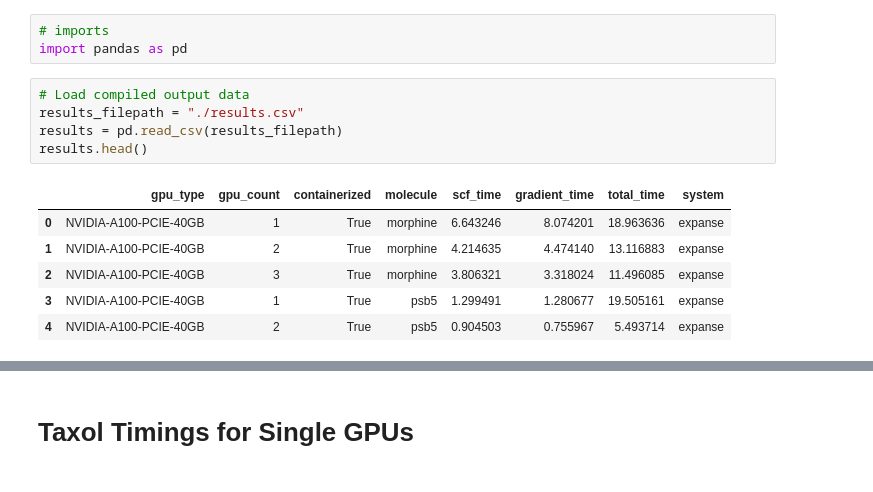
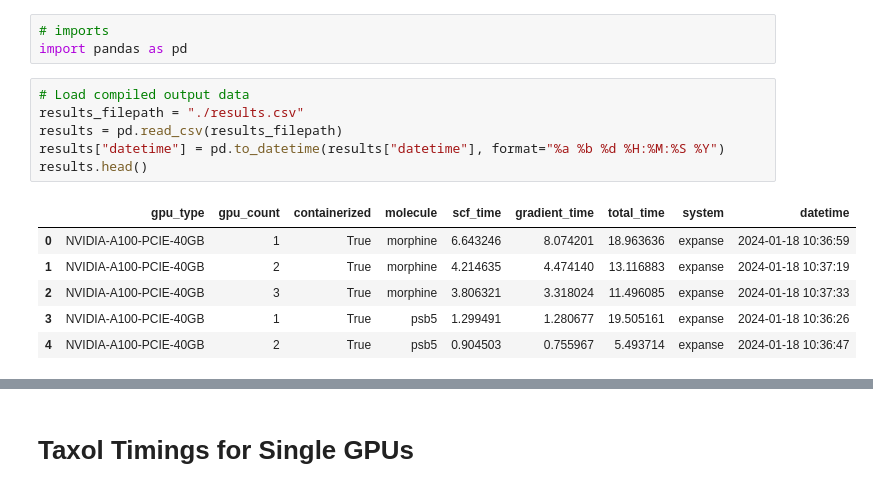
Before and after one commit to kkrick-sdsu/quick-benchmarks, a Jupyter notebook: results/analysis.ipynb, the cells around one changed output, grey strips where cells are left out. Drawn from its saved outputs; the diff is of its cells as text.

Commit message:
Updated results pipeline to include datetime

```diff
--- a/results/analysis.ipynb
+++ b/results/analysis.ipynb
@@ -7,12 +7,13 @@ import pandas as pd
 # %%
 # Load compiled output data
 results_filepath = "./results.csv"
 results = pd.read_csv(results_filepath)
+results["datetime"] = pd.to_datetime(results["datetime"], format="%a %b %d %H:%M:%S %Y")
 results.head()
 # %% [output]
-|  | gpu_type | gpu_count | containerized | molecule | scf_time | gradient_time | total_time | system |
-| 0 | NVIDIA-A100-PCIE-40GB | 1 | True | morphine | 6.643246 | 8.074201 | 18.963636 | expanse |
-| 1 | NVIDIA-A100-PCIE-40GB | 2 | True | morphine | 4.214635 | 4.474140 | 13.116883 | expanse |
-| 2 | NVIDIA-A100-PCIE-40GB | 3 | True | morphine | 3.806321 | 3.318024 | 11.496085 | expanse |
-| 3 | NVIDIA-A100-PCIE-40GB | 1 | True | psb5 | 1.299491 | 1.280677 | 19.505161 | expanse |
-| 4 | NVIDIA-A100-PCIE-40GB | 2 | True | psb5 | 0.904503 | 0.755967 | 5.493714 | expanse |
+|  | gpu_type | gpu_count | containerized | molecule | scf_time | gradient_time | total_time | system | datetime |
+| 0 | NVIDIA-A100-PCIE-40GB | 1 | True | morphine | 6.643246 | 8.074201 | 18.963636 | expanse | 2024-01-18 10:36:59 |
+| 1 | NVIDIA-A100-PCIE-40GB | 2 | True | morphine | 4.214635 | 4.474140 | 13.116883 | expanse | 2024-01-18 10:37:19 |
+| 2 | NVIDIA-A100-PCIE-40GB | 3 | True | morphine | 3.806321 | 3.318024 | 11.496085 | expanse | 2024-01-18 10:37:33 |
+| 3 | NVIDIA-A100-PCIE-40GB | 1 | True | psb5 | 1.299491 | 1.280677 | 19.505161 | expanse | 2024-01-18 10:36:26 |
+| 4 | NVIDIA-A100-PCIE-40GB | 2 | True | psb5 | 0.904503 | 0.755967 | 5.493714 | expanse | 2024-01-18 10:36:47 |
```
Also changed, not shown: parts of 1 cell of this notebook, 2 other files.
